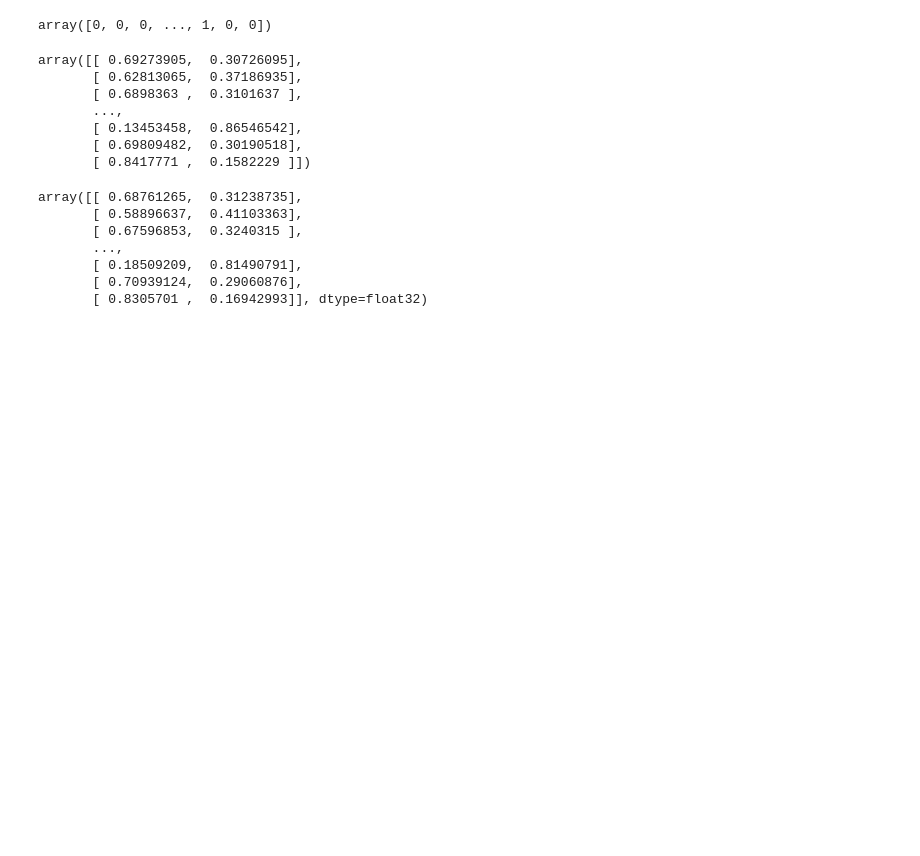
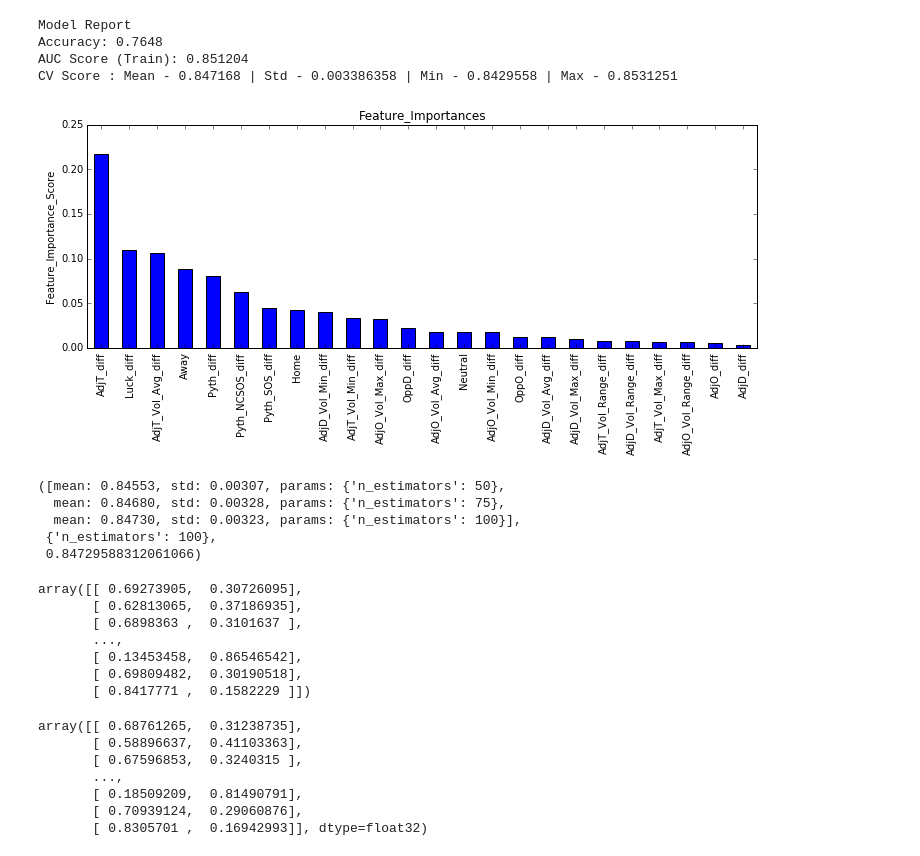
Before and after one commit to WesleyPasfield/March_Madness, a Jupyter notebook: MarchMadness.ipynb, the cells around one changed output. Drawn from its saved outputs; the diff is of its cells as text; code cells hidden in the pictures; blank space fills up the shorter version.

```diff
--- a/MarchMadness.ipynb
+++ b/MarchMadness.ipynb
@@ -219,16 +368,52 @@ kpTarget = kpModel['Win']
-# %%
-
-import sklearn.ensemble as ens
-from sklearn.preprocessing import LabelEncoder
-import numpy as np
-
-tIndex = np.random.rand(len(kpFinal)) < 0.75
-X_train = kpFinal[tIndex]
-X_test = kpFinal[~tIndex]
-y_train = kpTarget[tIndex]
-y_test = kpTarget[~tIndex]
-
-gbm = ens.GradientBoostingClassifier(max_depth =5 , learning_rate = 0.1, n_estimators = 100,
-                                    subsample= .85).fit(X_train, y_train)
-# %% [output]
-array([0, 0, 0, ..., 1, 0, 0])
+# %%
+
+import sklearn.ensemble as ens
+from sklearn.preprocessing import LabelEncoder
+from sklearn import cross_validation, metrics
+from sklearn.grid_search import GridSearchCV
+from matplotlib.pylab import rcParams
+rcParams['figure.figsize'] = 12,4
+
+tIndex = np.random.rand(len(kpFinal)) < 0.75
+X_train = kpFinal[tIndex]
+X_test = kpFinal[~tIndex]
+
+def modelfit(alg, dtrain, predictors, performCV=True, printFeatureImportance=True, cv_folds =5):
+    ## Fit algorithm to the data
+    alg.fit(dtrain[predictors], dtrain['Win'])
+    ## Predict Training Set
+    dtrain_predictions = alg.predict(dtrain[predictors])
+    dtrain_predprob=alg.predict_proba(dtrain[predictors])[:,1]
+    ## Perform Cross validation
+    if performCV:
+        cv_score = cross_validation.cross_val_score(alg, dtrain[predictors], dtrain['Win'],
+                                                    cv=cv_folds, scoring = 'roc_auc')
+    ## Print model report
+    print("\nModel Report")
+    print("Accuracy: %.4g" % metrics.accuracy_score(dtrain['Win'].values, dtrain_predictions))
+    print("AUC Score (Train): %f" % metrics.roc_auc_score(dtrain['Win'], dtrain_predprob))
+    if performCV:
+        print("CV Score : Mean - %.7g | Std - %.7g | Min - %.7g | Max - %.7g"
+        % (np.mean(cv_score), np.std(cv_score), np.min(cv_score), np.max(cv_score)))
+
+    ## Print Feature Importance
+    if printFeatureImportance:
+        feat_imp = pd.Series(alg.feature_importances_, predictors).sort_values(ascending=False)
+        feat_imp.plot(kind='bar', title='Feature_Importances')
+        plt.ylabel('Feature_Importance_Score')
+
+predictors = [x for x in X_train.columns if x not in [Target, IDcol]]
+
+param_test1 = {'n_estimators': [50, 75, 100]}
+gSearch1 = GridSearchCV(estimator = ens.GradientBoostingClassifier(max_depth =5 , learning_rate = 0.1, min_samples_split = 500,
+                                          min_samples_leaf = 50, max_features = 'sqrt', subsample= .80,
+                                         random_state = 10),
+param_grid = param_test1, scoring='roc_auc', n_jobs=4, iid=False, cv=5)
+gSearch1.fit(X_train[predictors],X_train[Target])
+modelfit(gSearch1, X_train, predictors)
+# %% [output]
+Model Report
+Accuracy: 0.7648
+AUC Score (Train): 0.851204
+CV Score : Mean - 0.847168 | Std - 0.003386358 | Min - 0.8429558 | Max - 0.8531251
+[figure, added]
@@ -235,3 +445,11 @@ array([0, 0, 0, ..., 1, 0, 0])
+# %%
+gSearch1.grid_scores_, gSearch1.best_params_, gSearch1.best_score_
+# %% [output]
+([mean: 0.84553, std: 0.00307, params: {'n_estimators': 50},
+  mean: 0.84680, std: 0.00328, params: {'n_estimators': 75},
+  mean: 0.84730, std: 0.00323, params: {'n_estimators': 100}],
+ {'n_estimators': 100},
+ 0.84729588312061066)
 # %%
 predictions = gbm.predict_proba(X_test)
 predictions
```
Also changed, not shown: parts of 12 cells of this notebook.
